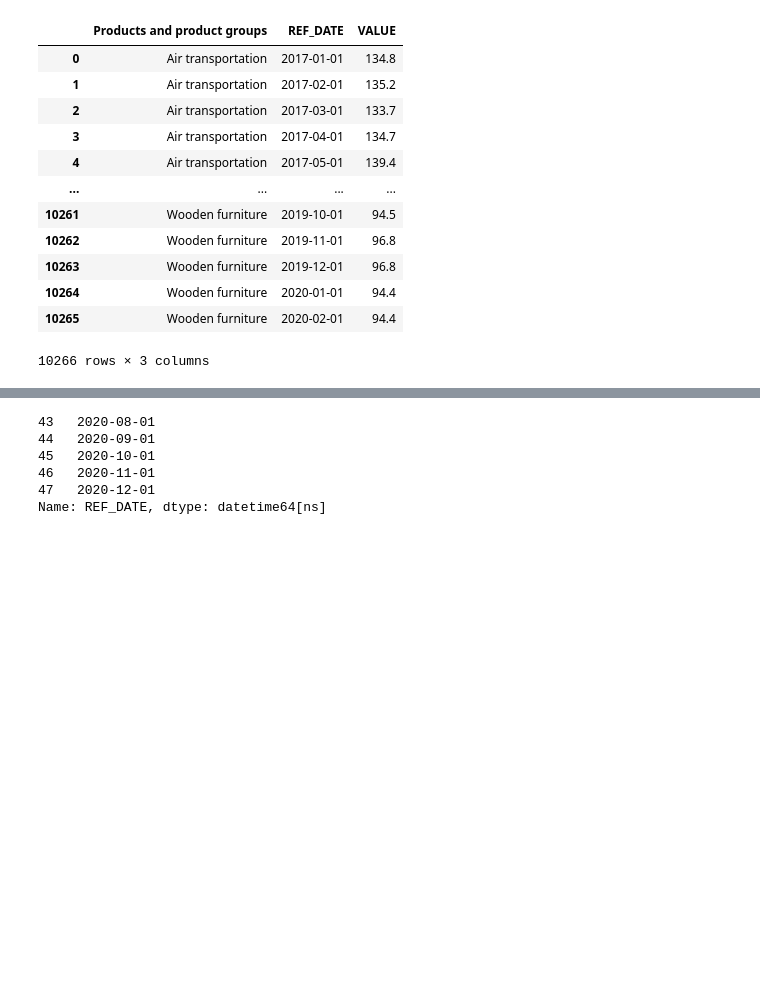
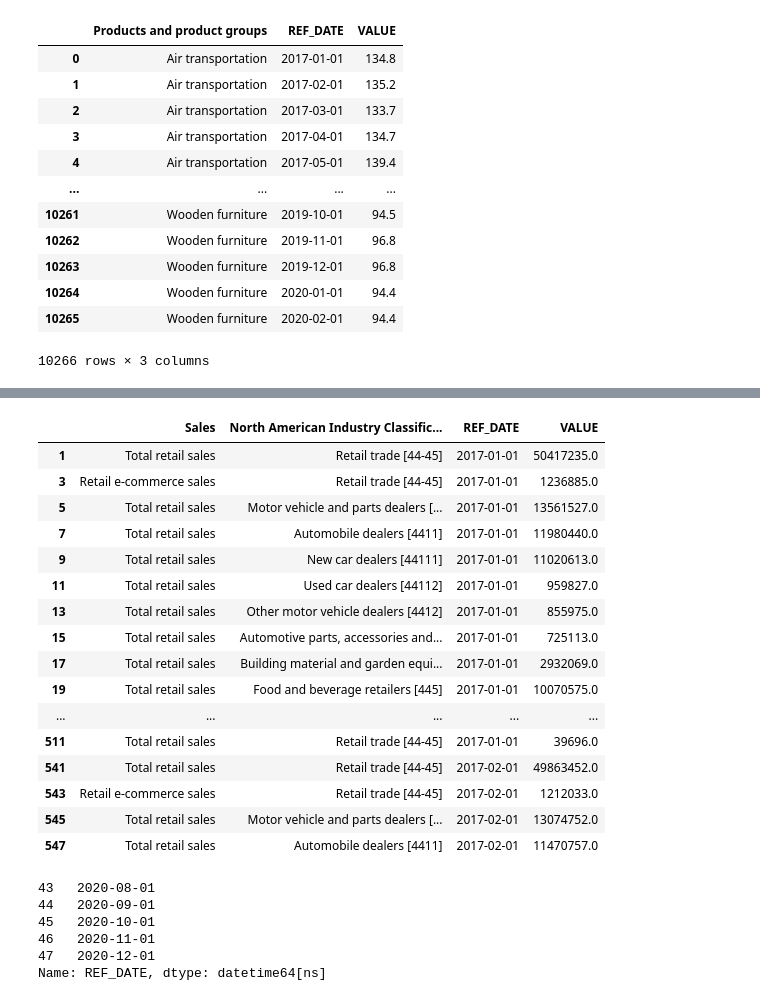
Before and after one commit to MADS-Lions/GoodsComparison2018Tariffs, a Jupyter notebook: notebooks/DataCleaningAndManipulation.ipynb, the cells around one changed output, grey strips where cells are left out. Drawn from its saved outputs; the diff is of its cells as text; code cells hidden in the pictures; blank space fills up the shorter version.

Commit message:
add notebooks for explanation to manipulate

```diff
--- a/notebooks/DataCleaningAndManipulation.ipynb
+++ b/notebooks/DataCleaningAndManipulation.ipynb
@@ -32,0 +9,21 @@ Index(['REF_DATE', 'GEO', 'DGUID', 'Products and product groups', 'UOM',
+# %%
+df_USA_2018_2019_2020 = load_data('../data/raw/revised-seasonally-adjusted-indexes-2021.xlsx', '.xlsx')
+df_Canada_2018_2019_2020 = load_data('../data/raw/18100004.csv', '.csv')
+df_Canada_Sales = load_data('../data/raw/16100047.csv', '.csv')
+df_USA_Sales = load_data('../data/raw/M3-mf.csv', '.csv')
+df_USA_Sales_Groceries_Vehicles = load_data('../data/raw/MRTS-mf.csv', '.csv')
+df_Canada_Number_Groceries = load_data('../data/raw/20100056.csv', '.csv')
+
+df_category_dict = load_data('../data/processed/dict_category_USA.xlsx', '.xlsx')
+df_datatypes_dict = load_data('../data/processed/dict_datatypes_USA.csv', '.csv')
+df_date_dict = load_data('../data/processed/dict_date_USA.csv', '.csv')
+
+df_category_groceries_vehicles = load_data('../data/processed/dict_category_groceries_vehicles.csv', '.csv')
+df_datatypes_groceries_vehicles = load_data('../data/processed/dict_datatype_grocery_vehicles.csv', '.csv')
+df_date_groceries_vehicles = load_data('../data/processed/dict_date_groceries_vehicle.csv', '.csv')
+
+
+print(df_category_dict.head())
+print(df_datatypes_dict.head())
+print(df_date_dict.head())
+df_USA_Sales.head()
@@ -693,3 +832,7 @@ df_Canada_CPI_Formatted
 | 10264 | Wooden furniture | 2020-01-01 | 94.4 |
 | 10265 | Wooden furniture | 2020-02-01 | 94.4 |
 10266 rows × 3 columns
+# %%
+print(df_Canada_Number_Groceries.head())
+
+df_Canada_Number_Groceries = manipulate_data(df_Canada_Number_Groceries, 'Canada')
@@ -696,3 +857,23 @@ df_Canada_CPI_Formatted
+# %%
+df_Canada_Number_Groceries.head(50)
+# %% [output]
+|  | Sales | North American Industry Classific... | REF_DATE | VALUE |
+| 1 | Total retail sales | Retail trade [44-45] | 2017-01-01 | 50417235.0 |
+| 3 | Retail e-commerce sales | Retail trade [44-45] | 2017-01-01 | 1236885.0 |
+| 5 | Total retail sales | Motor vehicle and parts dealers [... | 2017-01-01 | 13561527.0 |
+| 7 | Total retail sales | Automobile dealers [4411] | 2017-01-01 | 11980440.0 |
+| 9 | Total retail sales | New car dealers [44111] | 2017-01-01 | 11020613.0 |
+| 11 | Total retail sales | Used car dealers [44112] | 2017-01-01 | 959827.0 |
+| 13 | Total retail sales | Other motor vehicle dealers [4412] | 2017-01-01 | 855975.0 |
+| 15 | Total retail sales | Automotive parts, accessories and... | 2017-01-01 | 725113.0 |
+| 17 | Total retail sales | Building material and garden equi... | 2017-01-01 | 2932069.0 |
+| 19 | Total retail sales | Food and beverage retailers [445] | 2017-01-01 | 10070575.0 |
+| ... | ... | ... | ... | ... |
+| 511 | Total retail sales | Retail trade [44-45] | 2017-01-01 | 39696.0 |
+| 541 | Total retail sales | Retail trade [44-45] | 2017-02-01 | 49863452.0 |
+| 543 | Retail e-commerce sales | Retail trade [44-45] | 2017-02-01 | 1212033.0 |
+| 545 | Total retail sales | Motor vehicle and parts dealers [... | 2017-02-01 | 13074752.0 |
+| 547 | Total retail sales | Automobile dealers [4411] | 2017-02-01 | 11470757.0 |
 # %%
 save_data(df_USA_CPI_Formatted, '../data/processed/USA_CPI_Processed_2018_2019.csv')
 save_data(df_Canada_CPI_Formatted, '../data/processed/Canada_CPI_Processed_2018_2019.csv')
```
Also changed, not shown: parts of 9 cells of this notebook.
